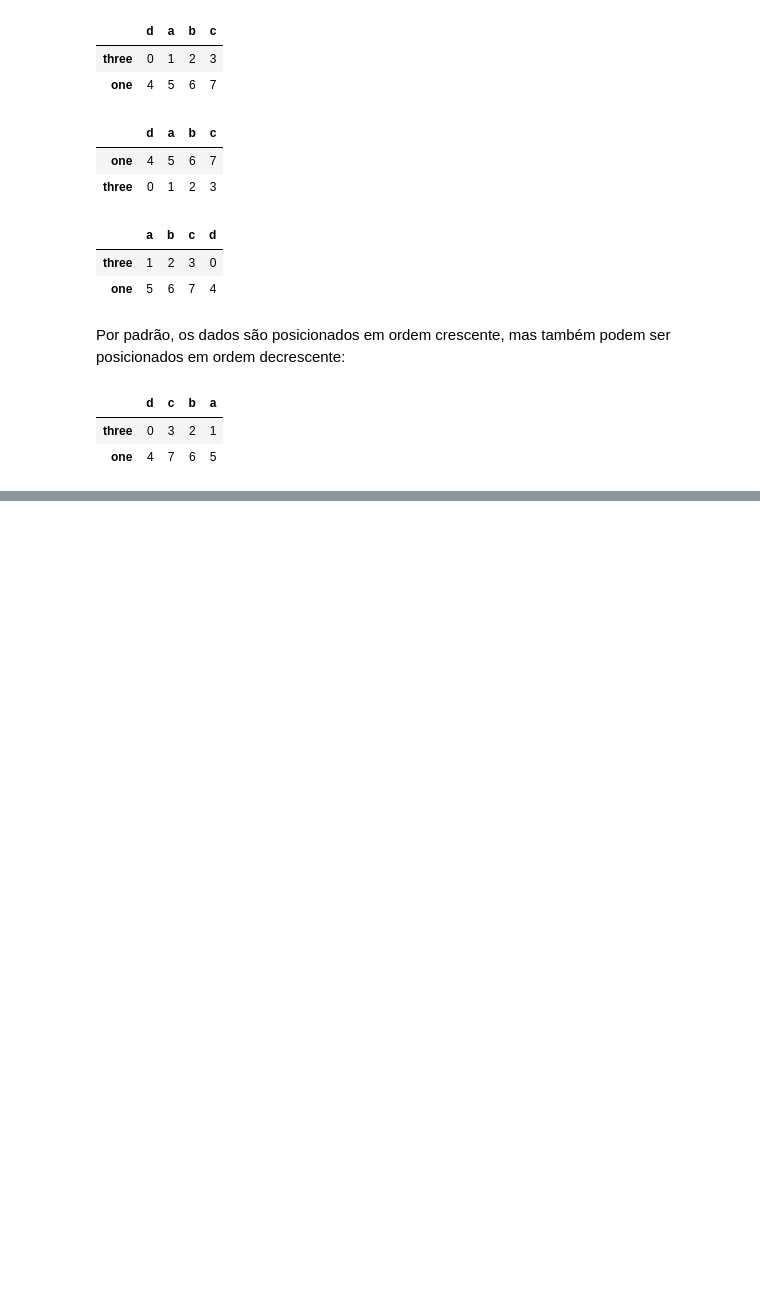
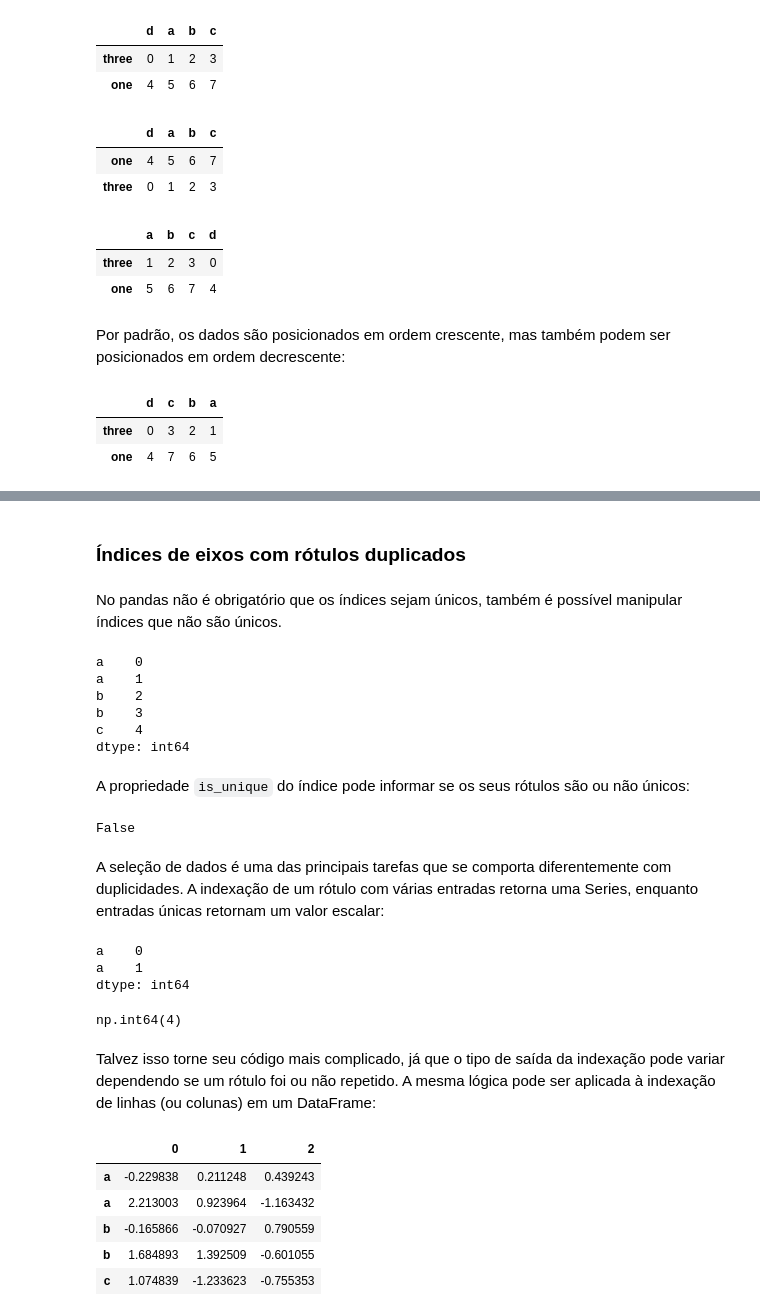
Before and after one commit to isaiassousa032/python-para-analise-de-dados-livro, a Jupyter notebook: Capitulo 5.ipynb, the cells around one changed output, grey strips where cells are left out. Saved outputs shown, nothing was run; the diff lists cells and outputs as text; code cells hidden in the pictures; blank space fills up the shorter version.

Commit message:
indice de eixo com rótulos duplicados

```diff
--- a/Capitulo 5.ipynb
+++ b/Capitulo 5.ipynb
@@ -1324,0 +1446,46 @@ Para ordenar uma Series pelos seus valores
+# %% [markdown]
+### Índices de eixos com rótulos duplicados
+# %% [markdown]
+No pandas não é obrigatório que os índices sejam únicos, também é possível manipular índices que não são únicos.
+# %%
+obj = pd.Series(np.arange(5), index=["a","a","b","b","c"])
+obj
+# %% [output]
+a    0
+a    1
+b    2
+b    3
+c    4
+dtype: int64
+# %% [markdown]
+A propriedade `is_unique` do índice pode informar se os seus rótulos são ou não únicos:
+# %%
+obj.index.is_unique
+# %% [output]
+False
+# %% [markdown]
+A seleção de dados é uma das principais tarefas que se comporta diferentemente com duplicidades. A indexação de um rótulo com várias entradas retorna uma Series, enquanto entradas únicas retornam um valor escalar:
+# %%
+obj["a"]
+# %% [output]
+a    0
+a    1
+dtype: int64
+# %%
+obj["c"]
+# %% [output]
+np.int64(4)
+# %% [markdown]
+Talvez isso torne seu código mais complicado, já que o tipo de saída da indexação pode variar dependendo se um rótulo foi ou não repetido.
+A mesma lógica pode ser aplicada à indexação de linhas (ou colunas) em um DataFrame:
+# %%
+df = pd.DataFrame(np.random.standard_normal((5,3)),
+                  index=["a","a","b","b","c"])
+df
+# %% [output]
+|  | 0 | 1 | 2 |
+| a | -0.229838 | 0.211248 | 0.439243 |
+| a | 2.213003 | 0.923964 | -1.163432 |
+| b | -0.165866 | -0.070927 | 0.790559 |
+| b | 1.684893 | 1.392509 | -0.601055 |
+| c | 1.074839 | -1.233623 | -0.755353 |
```
Also changed, not shown: parts of 21 cells of this notebook.
